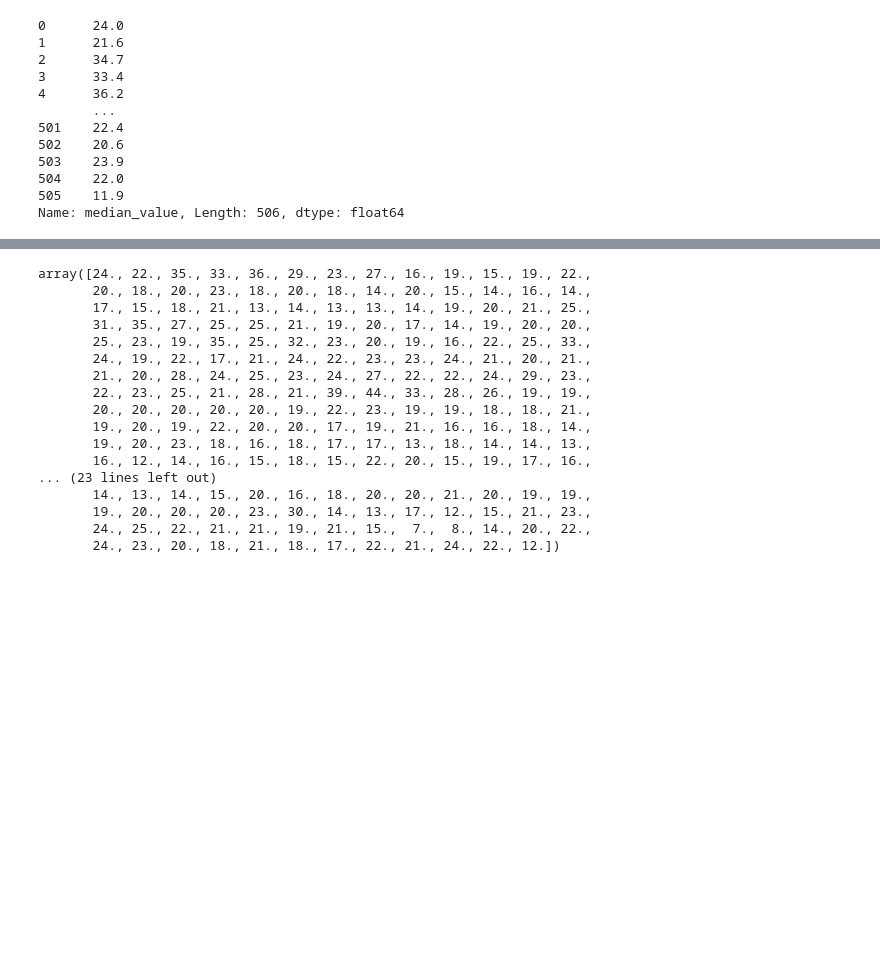
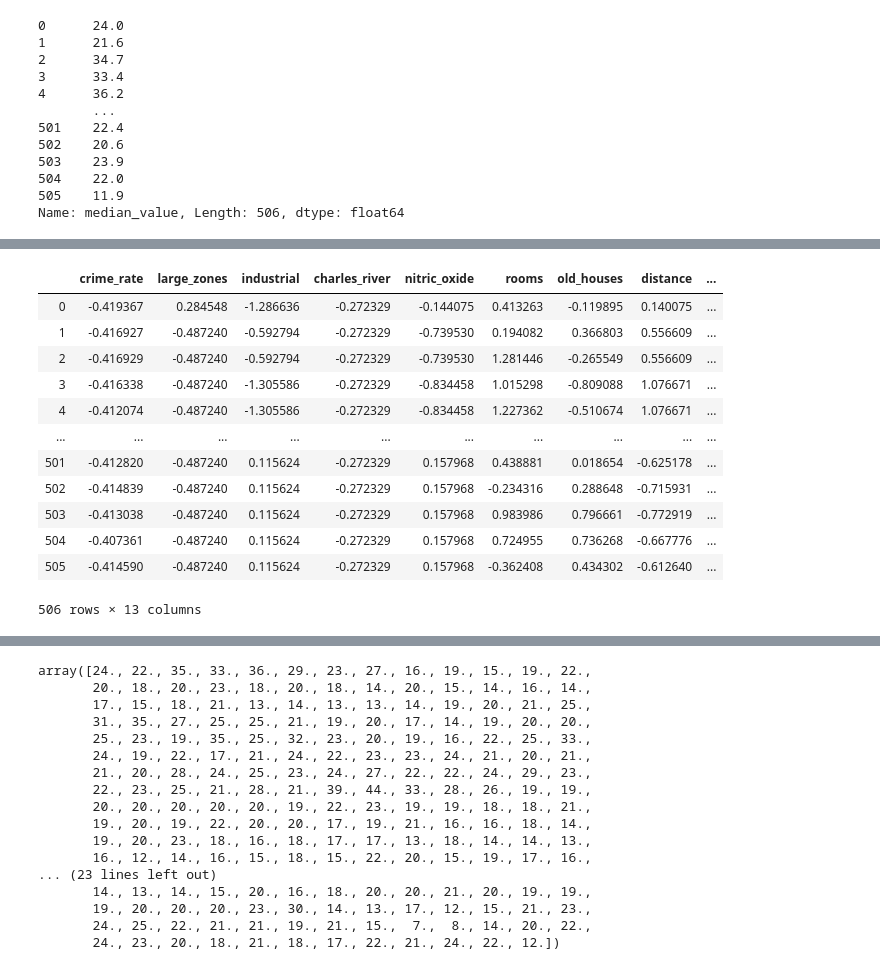
Before and after one commit to beccycole/machine-learning-assessment, a Jupyter notebook: Boston Housing Dataset.ipynb, the cells around one changed output, grey strips where cells are left out. Cells and saved outputs as stored; diff of their text form; code cells hidden in the pictures; blank space fills up the shorter version.

```diff
--- a/Boston Housing Dataset.ipynb
+++ b/Boston Housing Dataset.ipynb
@@ -335,0 +338,20 @@ Name: median_value, Length: 506, dtype: float64
+# %%
+import sklearn.preprocessing as pre
+
+pre.scale(inputs)
+inputs_scale=pd.DataFrame(pre.scale(inputs), columns=inputs.columns)
+inputs_scale
+# %% [output]
+|  | crime_rate | large_zones | industrial | charles_river | nitric_oxide | rooms | old_houses | distance | ... |
+| 0 | -0.419367 | 0.284548 | -1.286636 | -0.272329 | -0.144075 | 0.413263 | -0.119895 | 0.140075 | ... |
+| 1 | -0.416927 | -0.487240 | -0.592794 | -0.272329 | -0.739530 | 0.194082 | 0.366803 | 0.556609 | ... |
+| 2 | -0.416929 | -0.487240 | -0.592794 | -0.272329 | -0.739530 | 1.281446 | -0.265549 | 0.556609 | ... |
+| 3 | -0.416338 | -0.487240 | -1.305586 | -0.272329 | -0.834458 | 1.015298 | -0.809088 | 1.076671 | ... |
+| 4 | -0.412074 | -0.487240 | -1.305586 | -0.272329 | -0.834458 | 1.227362 | -0.510674 | 1.076671 | ... |
+| ... | ... | ... | ... | ... | ... | ... | ... | ... | ... |
+| 501 | -0.412820 | -0.487240 | 0.115624 | -0.272329 | 0.157968 | 0.438881 | 0.018654 | -0.625178 | ... |
+| 502 | -0.414839 | -0.487240 | 0.115624 | -0.272329 | 0.157968 | -0.234316 | 0.288648 | -0.715931 | ... |
+| 503 | -0.413038 | -0.487240 | 0.115624 | -0.272329 | 0.157968 | 0.983986 | 0.796661 | -0.772919 | ... |
+| 504 | -0.407361 | -0.487240 | 0.115624 | -0.272329 | 0.157968 | 0.724955 | 0.736268 | -0.667776 | ... |
+| 505 | -0.414590 | -0.487240 | 0.115624 | -0.272329 | 0.157968 | -0.362408 | 0.434302 | -0.612640 | ... |
+506 rows × 13 columns
```
Also changed, not shown: parts of 9 cells of this notebook.
